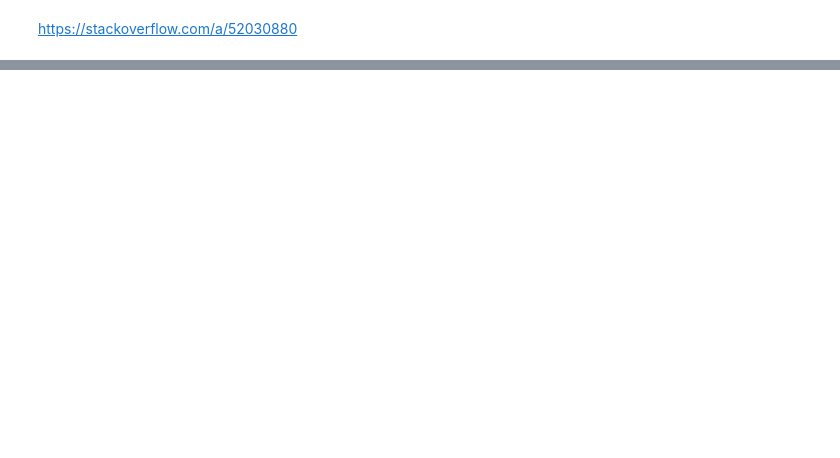
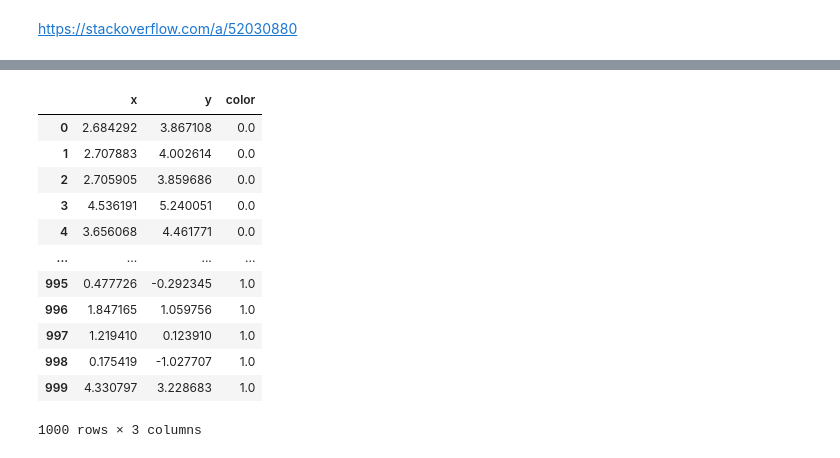
Before and after one commit to ShaneOG2/machstat-assessment, a Jupyter notebook: Practicals/Regular Tasks/Topic 4 - Machine Learning.ipynb, the cells around one changed output, grey strips where cells are left out. Saved outputs shown, nothing was run; the diff lists cells and outputs as text; code cells hidden in the pictures; blank space fills up the shorter version.

```diff
--- a/Practicals/Regular Tasks/Topic 4 - Machine Learning.ipynb
+++ b/Practicals/Regular Tasks/Topic 4 - Machine Learning.ipynb
@@ -37,0 +97,18 @@ Say we are trying to classify the red and blue dots in the last example. Below i
+# %%
+# Import training data. Color 0, 1 is red, blue while x, y are the co-ordiantes
+train_df = pd.read_csv('examples/linear/data/test.csv')
+train_df
+# %% [output]
+|  | x | y | color |
+| 0 | 2.684292 | 3.867108 | 0.0 |
+| 1 | 2.707883 | 4.002614 | 0.0 |
+| 2 | 2.705905 | 3.859686 | 0.0 |
+| 3 | 4.536191 | 5.240051 | 0.0 |
+| 4 | 3.656068 | 4.461771 | 0.0 |
+| ... | ... | ... | ... |
+| 995 | 0.477726 | -0.292345 | 1.0 |
+| 996 | 1.847165 | 1.059756 | 1.0 |
+| 997 | 1.219410 | 0.123910 | 1.0 |
+| 998 | 0.175419 | -1.027707 | 1.0 |
+| 999 | 4.330797 | 3.228683 | 1.0 |
+1000 rows × 3 columns
```
Also changed, not shown: parts of 17 cells of this notebook, 27 other files.
